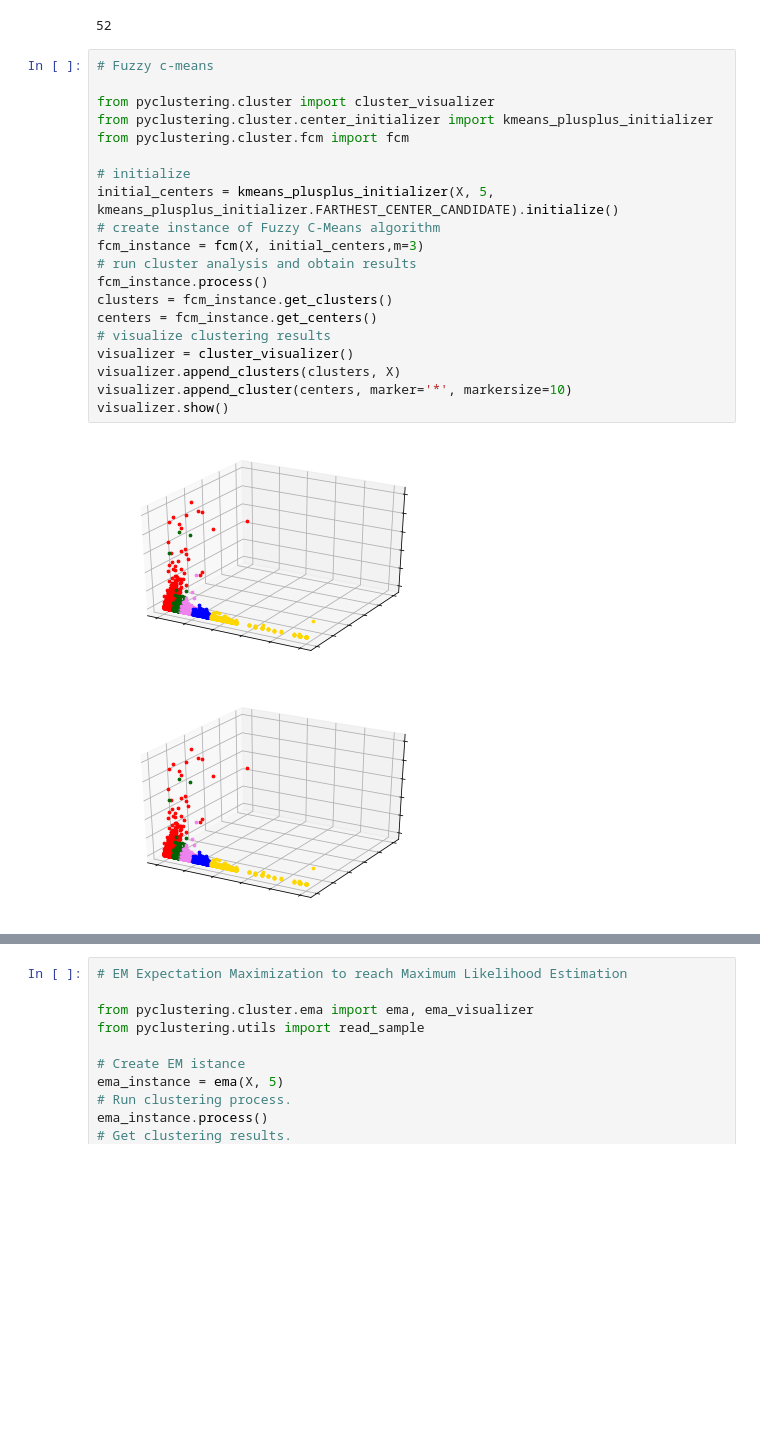
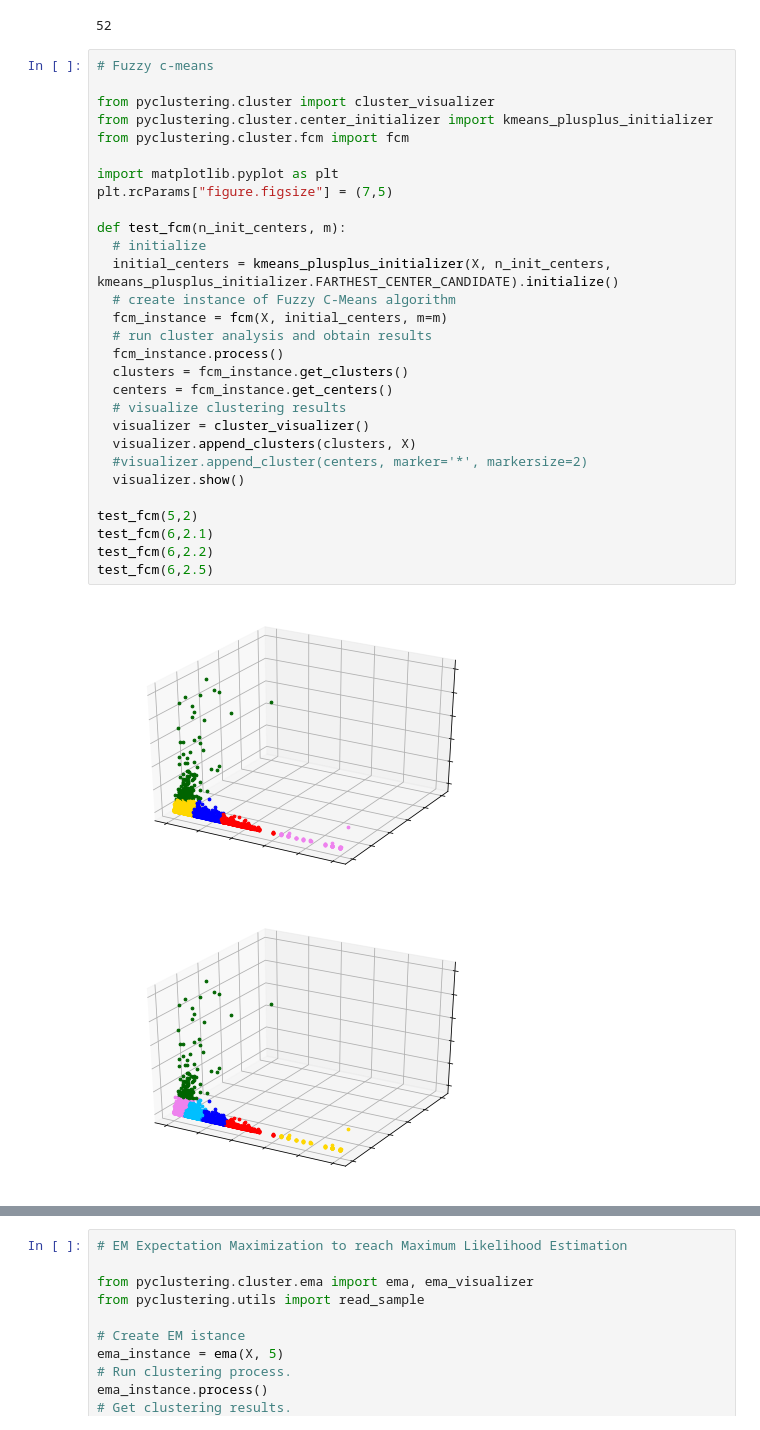
Before and after one commit to CoffeeStraw/Store-Customers-Analysis, a Jupyter notebook: project/DM_25_TASK2/03_clustering_pt4.ipynb, the cells around one changed output, grey strips where cells are left out. Cells and saved outputs as stored; diff of their text form; blank space fills up the shorter version.

```diff
--- a/project/DM_25_TASK2/03_clustering_pt4.ipynb
+++ b/project/DM_25_TASK2/03_clustering_pt4.ipynb
@@ -74,23 +74,32 @@ print( len(clusters) )
 # %%
 # Fuzzy c-means
 
 from pyclustering.cluster import cluster_visualizer
 from pyclustering.cluster.center_initializer import kmeans_plusplus_initializer
 from pyclustering.cluster.fcm import fcm
 
-# initialize
-initial_centers = kmeans_plusplus_initializer(X, 5, kmeans_plusplus_initializer.FARTHEST_CENTER_CANDIDATE).initialize()
-# create instance of Fuzzy C-Means algorithm
-fcm_instance = fcm(X, initial_centers,m=3)
-# run cluster analysis and obtain results
-fcm_instance.process()
-clusters = fcm_instance.get_clusters()
-centers = fcm_instance.get_centers()
-# visualize clustering results
-visualizer = cluster_visualizer()
-visualizer.append_clusters(clusters, X)
-visualizer.append_cluster(centers, marker='*', markersize=10)
-visualizer.show()
+import matplotlib.pyplot as plt
+plt.rcParams["figure.figsize"] = (7,5)
+
+def test_fcm(n_init_centers, m):
+  # initialize
+  initial_centers = kmeans_plusplus_initializer(X, n_init_centers, kmeans_plusplus_initializer.FARTHEST_CENTER_CANDIDATE).initialize()
+  # create instance of Fuzzy C-Means algorithm
+  fcm_instance = fcm(X, initial_centers, m=m)
+  # run cluster analysis and obtain results
+  fcm_instance.process()
+  clusters = fcm_instance.get_clusters()
+  centers = fcm_instance.get_centers()
+  # visualize clustering results
+  visualizer = cluster_visualizer()
+  visualizer.append_clusters(clusters, X)
+  #visualizer.append_cluster(centers, marker='*', markersize=2)
+  visualizer.show()
+
+test_fcm(5,2)
+test_fcm(6,2.1)
+test_fcm(6,2.2)
+test_fcm(6,2.5)
 # %% [output]
-[figure, old version]
+[figure, new version]
-[figure, old version]
+[figure, new version]
```
Also changed, not shown: parts of 4 cells of this notebook.
